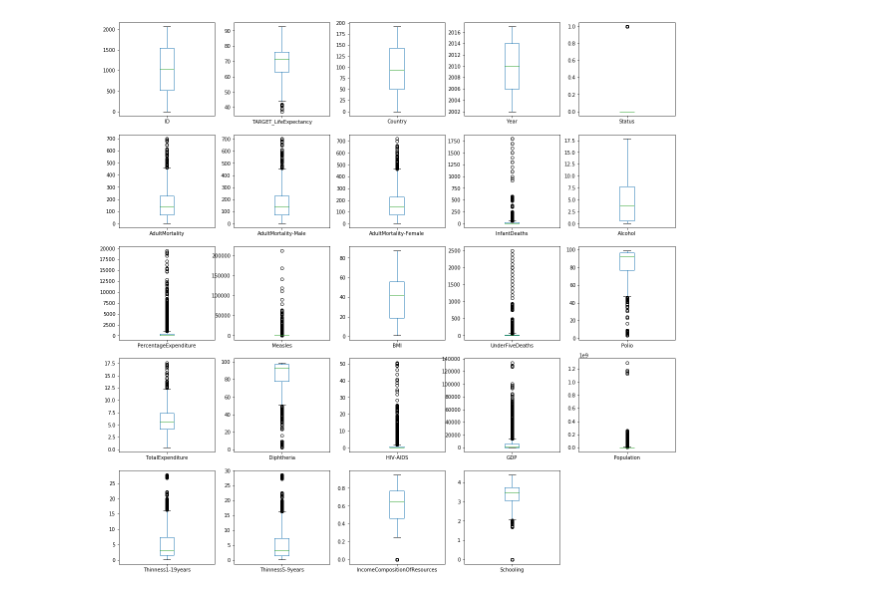
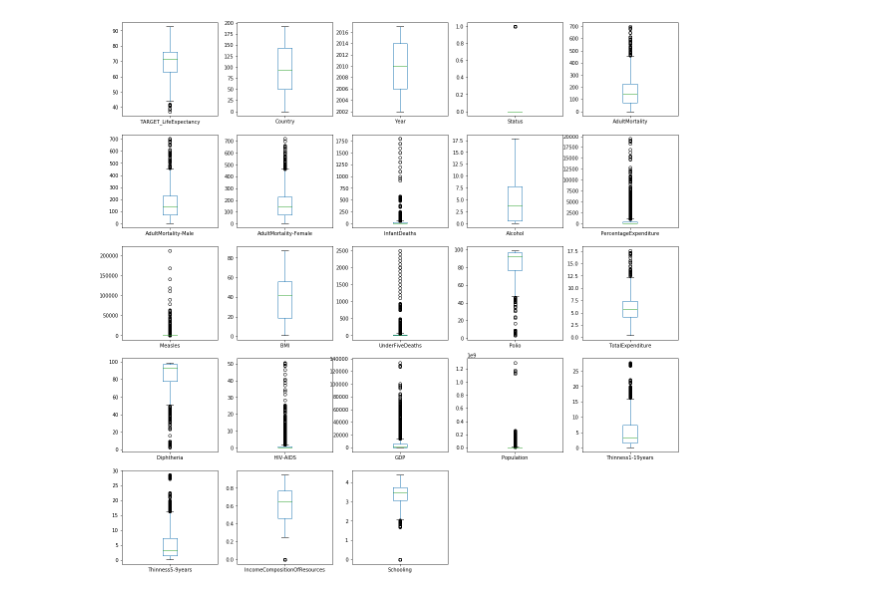
Before and after one commit to harindukodi/CML-Assignment-I, a Jupyter notebook: s3763840-Assignment-I.ipynb, the cells around one changed output. Drawn from its saved outputs; the diff is of its cells as text; code cells hidden in the pictures.

```diff
--- a/s3763840-Assignment-I.ipynb
+++ b/s3763840-Assignment-I.ipynb
@@ -10,7 +10,7 @@ globalHealthDataFrame= pd.read_csv('s3://rmit-ml-2020s1-lab-data/Assignment1_dat
             delimiter=',')
 # %%
 #Removing ID column from the daraframe
-modified_globalHealthDataFrame = globalHealthDataFrame.columns[0:23]
+modified_globalHealthDataFrame = globalHealthDataFrame.drop(['ID'], axis=1)
 # %%
 globalHealthDataFrame.describe()
 # %% [output]
@@ -62,8 +71,8 @@ plt.show()
 # %%
-globalHealthDataFrame.plot(kind='box', subplots=True, layout=(5,5),
+modified_globalHealthDataFrame.plot(kind='box', subplots=True, layout=(5,5),
 sharex=False, sharey=False, figsize=(20,20))
 plt.show()
 # %% [output]
-[figure, old version]
+[figure, new version]
 # %%
 import seaborn as sns
```
Also changed, not shown: parts of 10 cells of this notebook.
